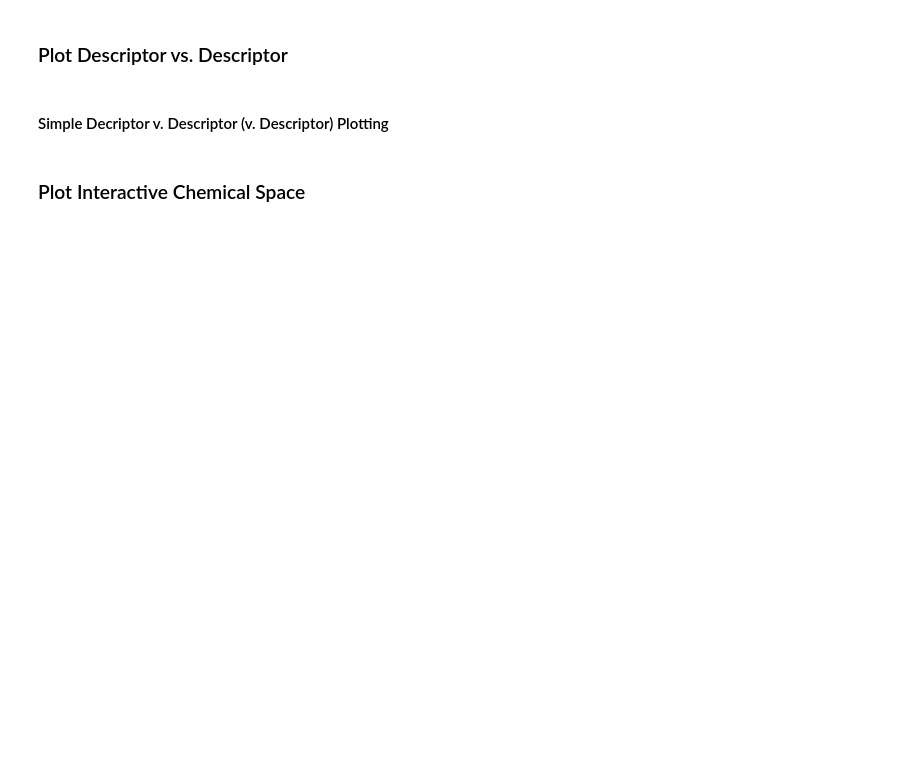
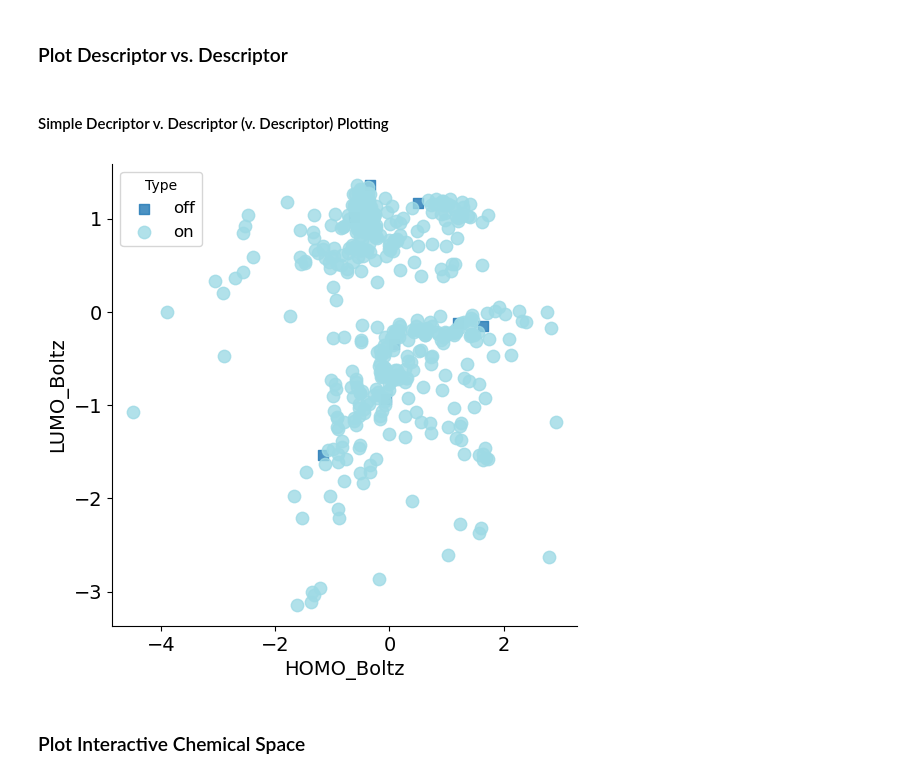
Before and after one commit to SigmanGroup/chemical_space_and_clustering, a Jupyter notebook: chemical_space_and_clustering.ipynb, the cells around one changed output. Drawn from its saved outputs; the diff is of its cells as text; code cells hidden in the pictures; blank space fills up the shorter version.

```diff
--- a/chemical_space_and_clustering.ipynb
+++ b/chemical_space_and_clustering.ipynb
@@ -252,33 +252,35 @@ plot_file_name = 'feature1_vs_feature2_plot.png'
 feature_x= 'HOMO_Boltz'
 feature_y = 'LUMO_Boltz'
 feature_z = None  # if you want to plot in 3D, set to 'feature#'
 
 #choose plot parameters - no subsets
 alpha = 0.7 #transparency of points
 color = '#7B1B79'
 marker = 'o' #point shape
 size = 100 #point size
 font_size = 14
 
 #choose plot parameters - subsets (leave as None if not plotting subsets or if you want to use default plot settings)
 alpha_value_mapping = None #dictionary {'type_1': 0.7, 'type_2': 0.5, ...}
 color_mapping = None #dictionary {'type_1': '#7B1B79', 'type_2': '#FFA07A', ...}
 marker_mapping = None #dictionary {'type_1': 'o', 'type_2': 's', ...}
 size_mapping = None #dictionary {'type_1': 100, 'type_2': 200, ...}
 plot_order = None # if you want to specify the order of plotting subsets for visualization purposes
 
 #if you want plot TSNE by a response variable - will override type_column if set to True
 heatmap = False
 palette = 'plasma' #choose a color palette from matplotlib
 
 #_______________________________________________________________________________
                         #shouldn't need to adjust below here
 #_______________________________________________________________________________
 
-chem_space_df =  cf.plot_feature_v_feature(features=feature_set, ID=ID, image=image, smiles=smiles, type_column=type_column, response_column=response_column,
+chem_space_df =  cf.plot_feature_v_feature(features=feature_set, ID=ID, image=None, smiles=smiles, type_column=type_column, response_column=response_column,
             alpha=alpha, color=color,marker=marker, size=size, export_excel=export_to_excel, save_plot=save_plot_as_png, font_size=font_size,
                       alpha_value_mapping=alpha_value_mapping, color_mapping=color_mapping, marker_mapping=marker_mapping,
                       size_mapping=size_mapping, plot_order=plot_order, feature_x = feature_x, feature_y = feature_y, feature_z = feature_z,
                       excel_filename=excel_file_name, plot_filename=plot_file_name, heatmap=heatmap, palette=palette)
+# %% [output]
+[figure, added]
 # %% [markdown]
 ### Plot Interactive Chemical Space
```
Also changed, not shown: parts of 10 cells of this notebook, 1 other file.
